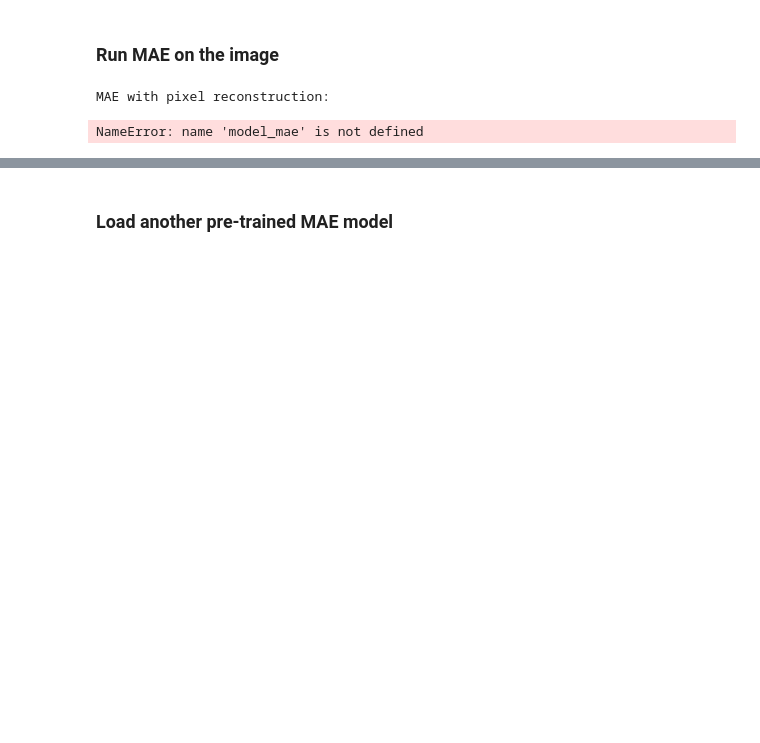
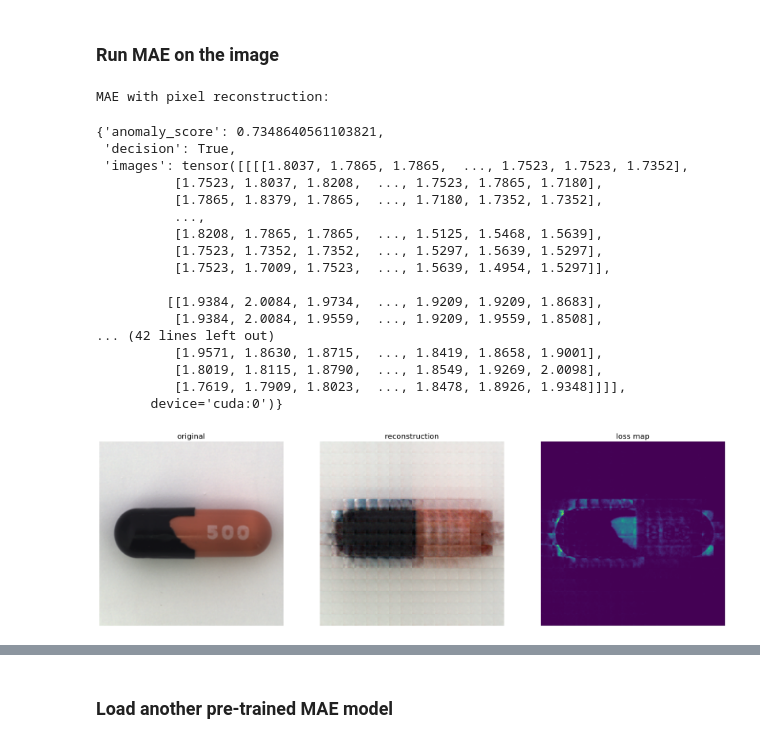
Before and after one commit to LucFrachon/mae-ad, a Jupyter notebook: demo/mae_visualize.ipynb, the cells around one changed output, grey strips where cells are left out. Cells and saved outputs as stored; diff of their text form; code cells hidden in the pictures; blank space fills up the shorter version.

```diff
--- a/demo/mae_visualize.ipynb
+++ b/demo/mae_visualize.ipynb
@@ -44,7 +43,10 @@ else:
 # %% [markdown]
 ### Define utils
 # %%
+%autoreload 2
+
 # define the utils
+
 
 imagenet_mean = np.array([0.485, 0.456, 0.406])
 imagenet_std = np.array([0.229, 0.224, 0.225])
@@ -63,7 +65,6 @@ def show_image(image, title=''):
 def show_map(m, title=""):
     assert len(m.shape) == 2
     m = m.detach().cpu()
-    # m = plt.Normalize()(m)
     plt.imshow(m, cmap="viridis")
     plt.title(title, fontsize=16)
     plt.axis('off')
@@ -77,10 +78,11 @@ def prepare_model(chkpt_dir, arch='mae_vit_large_patch16'):
     checkpoint = torch.load(chkpt_dir, map_location='cpu')
     msg = model.load_state_dict(checkpoint['model'], strict=False)
     pprint(msg)
+    print(f"Model has inference mask ratio {model.inference_mask_ratio}")
     return model
 
 
-def run_one_image(img, model):
+def run_one_image(img, model, threshold=0.5):
     x = torch.tensor(img)
 
     # make it a batch-like
@@ -88,7 +90,7 @@ def run_one_image(img, model):
     x = torch.einsum('nhwc->nchw', x)
 
     # run MAE
-    result = model.inference(x.float())
+    result = model.inference(x.float(), threshold=threshold)
     pprint(result)
     x = torch.einsum('nchw->nhwc', x)
     y = result["preds"]
@@ -108,5 +110,6 @@ def run_one_image(img, model):
     show_map(loss_map[0], "loss map")
 
     plt.show()
+    return result
 # %% [markdown]
 ### Load an image
@@ -148,12 +154,28 @@ RuntimeError: PytorchStreamReader failed reading zip archive: failed finding cen
 # %% [markdown]
 ### Run MAE on the image
 # %%
-# make random mask reproducible (comment out to make it change)
-torch.manual_seed(2)
-import models_mae
+%autoreload 2
+from mae import models_mae
 
 print('MAE with pixel reconstruction:')
-run_one_image(torch.tensor(img, device="cuda"), model_mae.to("cuda"))
+result = run_one_image(torch.tensor(img, device="cuda"), model_mae.to("cuda"), threshold=0.6)
 # %% [output]
 MAE with pixel reconstruction:
-NameError: name 'model_mae' is not defined
+{'anomaly_score': 0.7348640561103821,
+ 'decision': True,
+ 'images': tensor([[[[1.8037, 1.7865, 1.7865,  ..., 1.7523, 1.7523, 1.7352],
+          [1.7523, 1.8037, 1.8208,  ..., 1.7523, 1.7865, 1.7180],
+          [1.7865, 1.8379, 1.7865,  ..., 1.7180, 1.7352, 1.7352],
+          ...,
+          [1.8208, 1.7865, 1.7865,  ..., 1.5125, 1.5468, 1.5639],
+          [1.7523, 1.7352, 1.7352,  ..., 1.5297, 1.5639, 1.5297],
+          [1.7523, 1.7009, 1.7523,  ..., 1.5639, 1.4954, 1.5297]],
+
+         [[1.9384, 2.0084, 1.9734,  ..., 1.9209, 1.9209, 1.8683],
+          [1.9384, 2.0084, 1.9559,  ..., 1.9209, 1.9559, 1.8508],
+... (42 lines left out)
+          [1.9571, 1.8630, 1.8715,  ..., 1.8419, 1.8658, 1.9001],
+          [1.8019, 1.8115, 1.8790,  ..., 1.8549, 1.9269, 2.0098],
+          [1.7619, 1.7909, 1.8023,  ..., 1.8478, 1.8926, 1.9348]]]],
+       device='cuda:0')}
+[figure, added]
```
Also changed, not shown: parts of 9 cells of this notebook, 8 other files.
